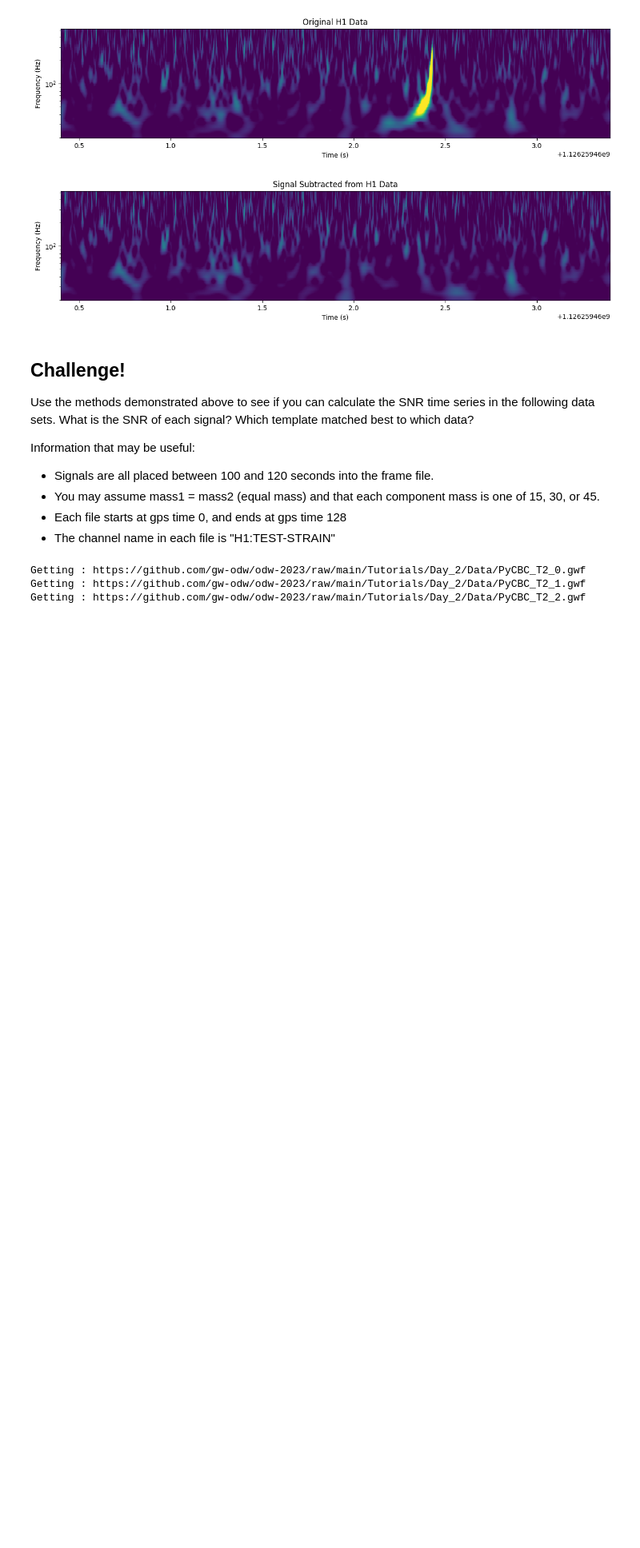
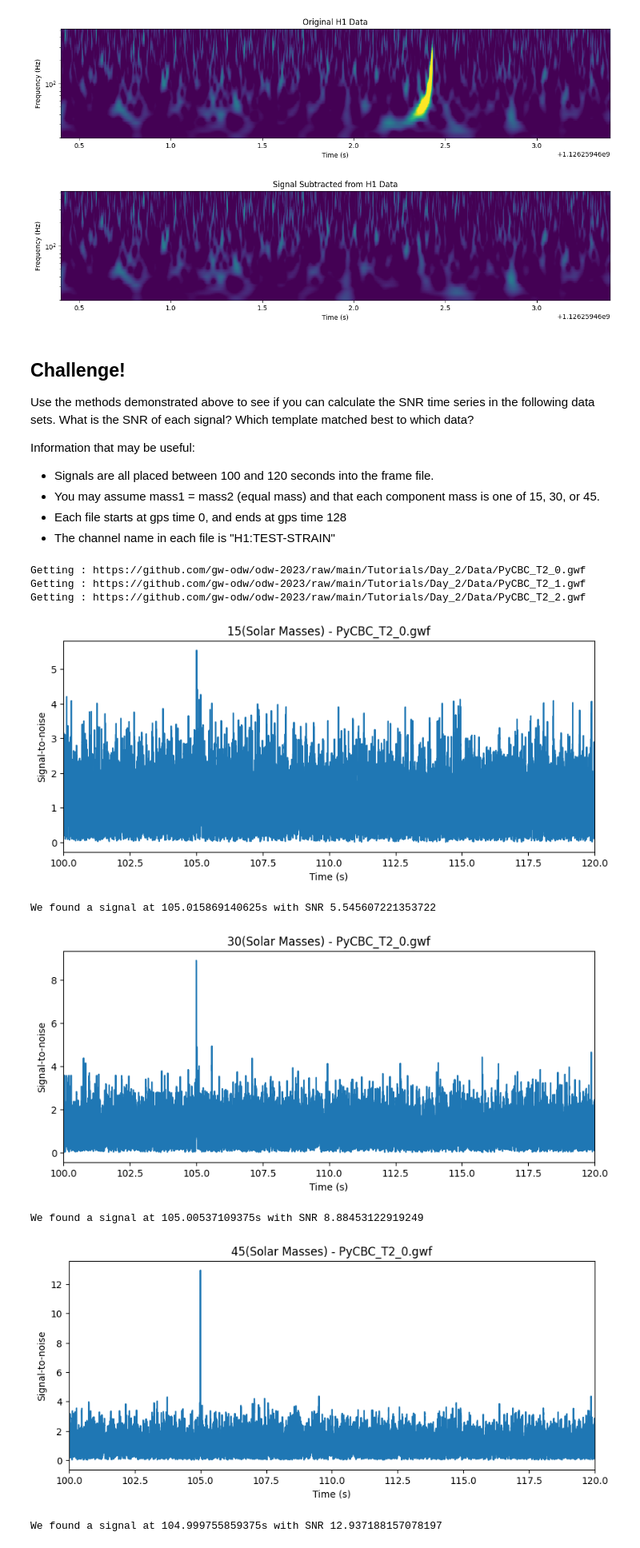
Before and after one commit to SamInsley/odw-2023, a Jupyter notebook: Tutorials/Day_2/Tuto_2.2_Matched_Filtering_In_action.ipynb, the cells around one changed output. Shown at 80% size. Saved outputs shown, nothing was run; the diff lists cells and outputs as text; code cells hidden in the pictures; blank space fills up the shorter version.

```diff
--- a/Tutorials/Day_2/Tuto_2.2_Matched_Filtering_In_action.ipynb
+++ b/Tutorials/Day_2/Tuto_2.2_Matched_Filtering_In_action.ipynb
@@ -282,34 +282,69 @@ Information that may be useful:
 * Each file starts at gps time 0, and ends at gps time 128
 * The channel name in each file is "H1:TEST-STRAIN"
 # %%
-# Download the challenge set files
+! pip install -q 'lalsuite==7.11' 'PyCBC==2.0.5'
+import pylab as plt
 from pycbc.frame import read_frame
 import urllib
-
+from pycbc.psd import interpolate, inverse_spectrum_truncation
+from pycbc.waveform import get_td_waveform
+from pycbc.filter import matched_filter
+import numpy
+from pycbc.filter import sigma
 def get_file(fname):
     url = "https://github.com/gw-odw/odw-2023/raw/main/Tutorials/Day_2/Data/{}"
     url = url.format(fname)
     urllib.request.urlretrieve(url, fname)
     print('Getting : {}'.format(url))
 
 files = ['PyCBC_T2_0.gwf', 'PyCBC_T2_1.gwf', 'PyCBC_T2_2.gwf']
 
 for fname in files:
     get_file(fname)
 
-
+masses = [15,30,45]
 # An example of how to read the data from these files:
 file_name = "PyCBC_T2_0.gwf"
 
 # LOSC bulk data typically uses the same convention for internal channels names
 # Strain is typically IFO:LOSC-STRAIN, where IFO can be H1/L1/V1.
 channel_name = "H1:TEST-STRAIN"
 
 start = 0
 end = start + 128
 
 ts = read_frame(file_name, channel_name, start, end)
+
+for i in range(3):
+  ts = read_frame(files[i], channel_name, start, end)
+  conditioned = conditioned2 = ts.crop(2, 2)
+  psd = conditioned.psd(4)
+  psd = interpolate(psd, conditioned.delta_f)
+  psd = inverse_spectrum_truncation(psd, int(4 * conditioned.sample_rate),low_frequency_cutoff=15)
+  for j in range(3):
+    hp, hc = get_td_waveform(approximant="SEOBNRv4_opt",mass1=masses[j],mass2=masses[j],delta_t=conditioned.delta_t,f_lower=20)
+    hp.resize(len(conditioned))
+    template = hp.cyclic_time_shift(hp.start_time)
+    snr = matched_filter(template, conditioned, psd=psd, low_frequency_cutoff=20)
+    snr = snr.crop(4 + 4, 4)
+    plt.figure(figsize=[10, 4])
+    plt.plot(snr.sample_times, abs(snr))
+    plt.xlim(100,120)
+    plt.title("{}(Solar Masses) - {}".format(masses[j], files[i]))
+    plt.ylabel('Signal-to-noise')
+    plt.xlabel('Time (s)')
+    plt.show()
+    peak = abs(snr).numpy().argmax()
+    snrp = snr[peak]
+    time = snr.sample_times[peak]
+    print("We found a signal at {}s with SNR {}".format(time, abs(snrp)))
 # %% [output]
 Getting : https://github.com/gw-odw/odw-2023/raw/main/Tutorials/Day_2/Data/PyCBC_T2_0.gwf
 Getting : https://github.com/gw-odw/odw-2023/raw/main/Tutorials/Day_2/Data/PyCBC_T2_1.gwf
 Getting : https://github.com/gw-odw/odw-2023/raw/main/Tutorials/Day_2/Data/PyCBC_T2_2.gwf
+[figure, added]
+We found a signal at 105.015869140625s with SNR 5.545607221353722
+[figure, added]
+We found a signal at 105.00537109375s with SNR 8.88453122919249
+[figure, added]
+We found a signal at 104.999755859375s with SNR 12.937188157078197
```
Also changed, not shown: parts of 7 cells of this notebook.
